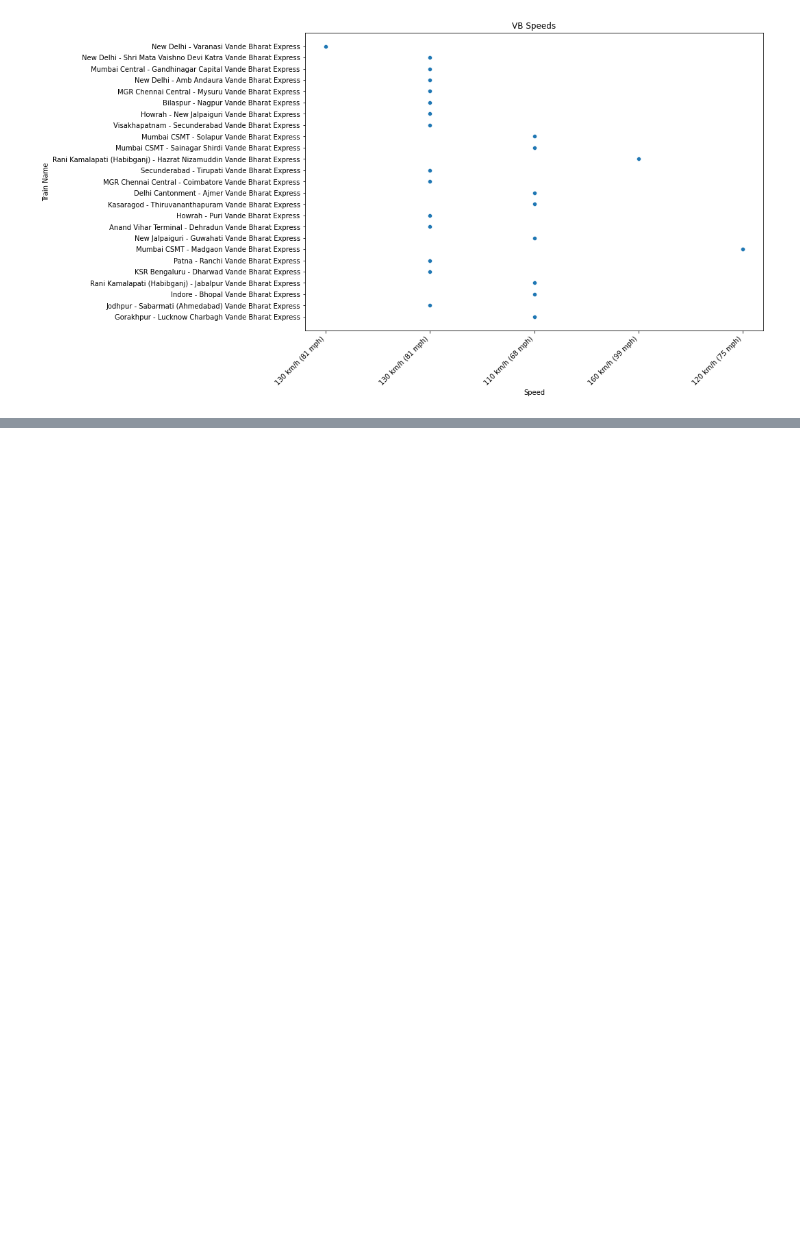
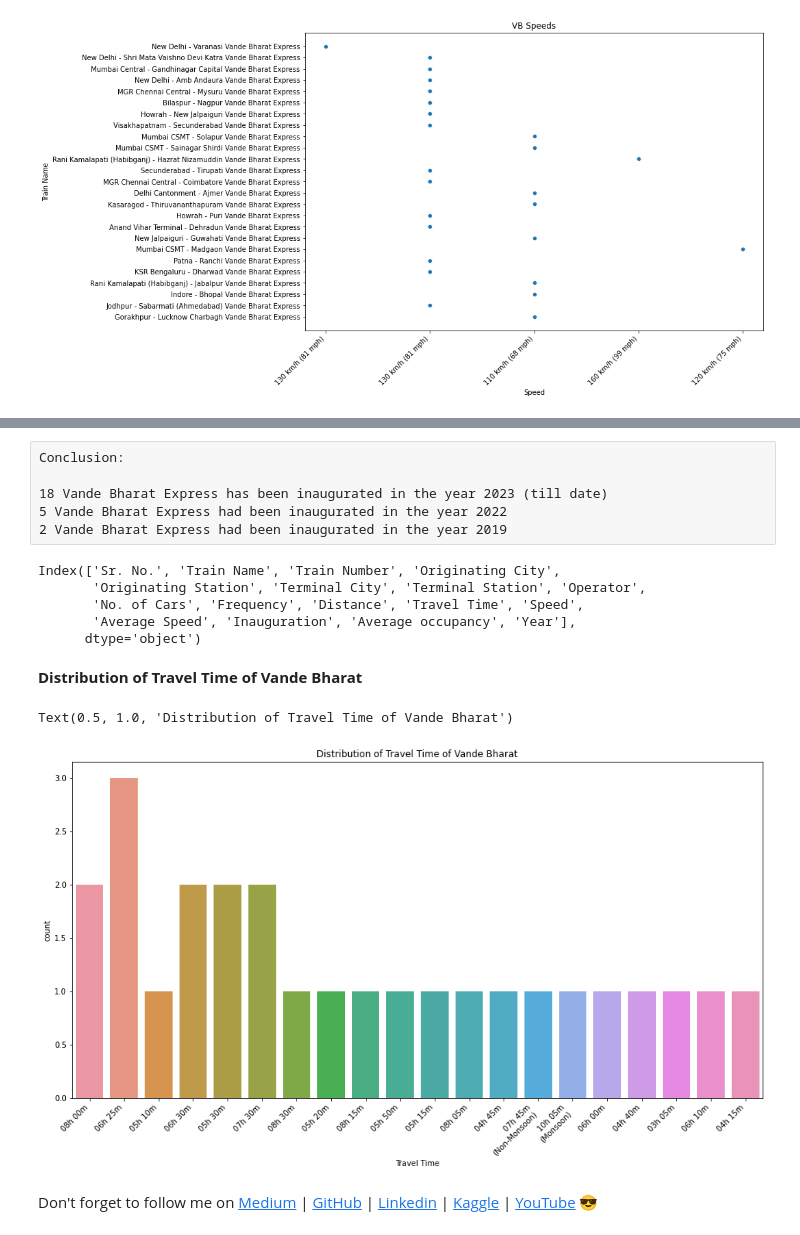
Before and after one commit to PiyushBorhade/EDA-on-Vande-Bharat, a Jupyter notebook: Vande Bharat.ipynb, the cells around one changed output, grey strips where cells are left out. Cells and saved outputs as stored; diff of their text form; code cells hidden in the pictures; blank space fills up the shorter version.

```diff
--- a/Vande Bharat.ipynb
+++ b/Vande Bharat.ipynb
@@ -282,0 +305,27 @@ Don't forget to follow me on [Medium](https://medium.com/@borhadepiyush) | [GitH
+# %% [raw]
+Conclusion:
+
+18 Vande Bharat Express has been inaugurated in the year 2023 (till date)
+5 Vande Bharat Express had been inaugurated in the year 2022
+2 Vande Bharat Express had been inaugurated in the year 2019
+# %%
+df.columns
+# %% [output]
+Index(['Sr. No.', 'Train Name', 'Train Number', 'Originating City',
+       'Originating Station', 'Terminal City', 'Terminal Station', 'Operator',
+       'No. of Cars', 'Frequency', 'Distance', 'Travel Time', 'Speed',
+       'Average Speed', 'Inauguration', 'Average occupancy', 'Year'],
+      dtype='object')
+# %% [markdown]
+**Distribution of Travel Time of Vande Bharat**
+# %%
+plt.figure(figsize = (16,8))
+sns.countplot(data = df, x = 'Travel Time')
+plt.xlabel('Travel Time')
+plt.xticks(rotation=45, ha='right')
+plt.title('Distribution of Travel Time of Vande Bharat')
+# %% [output]
+Text(0.5, 1.0, 'Distribution of Travel Time of Vande Bharat')
+[figure, added]
+# %% [markdown]
+Don't forget to follow me on [Medium](https://medium.com/@borhadepiyush) | [GitHub](https://github.com/PiyushBorhade) | [Linkedin](https://www.linkedin.com/in/piyush-borhade/) | [Kaggle](https://www.kaggle.com/piyushborhade) | [YouTube](https://www.youtube.com/channel/UCeFRxm0sPqPe3U6zWfN1DKg) 😎
```
Also changed, not shown: parts of 44 cells of this notebook, 1 other file.
